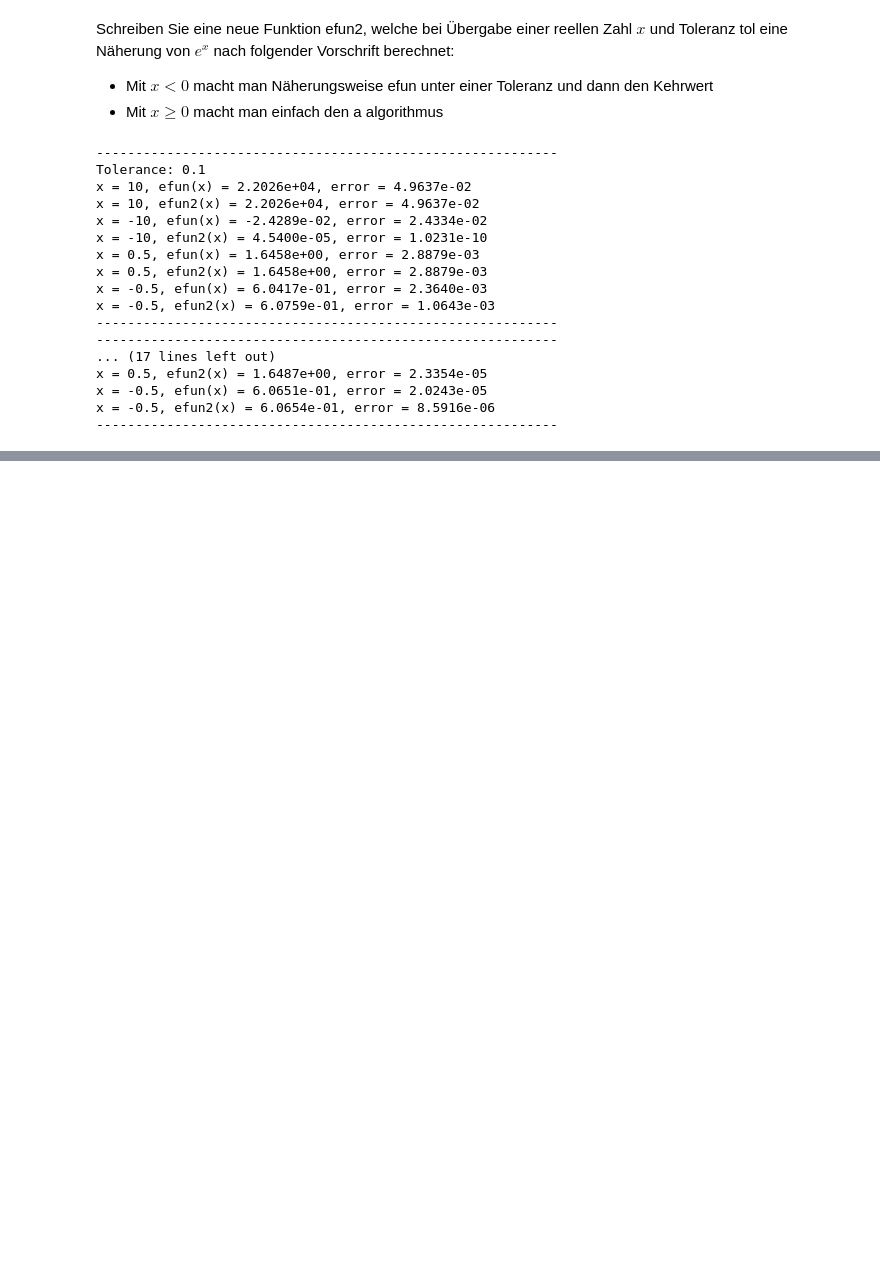
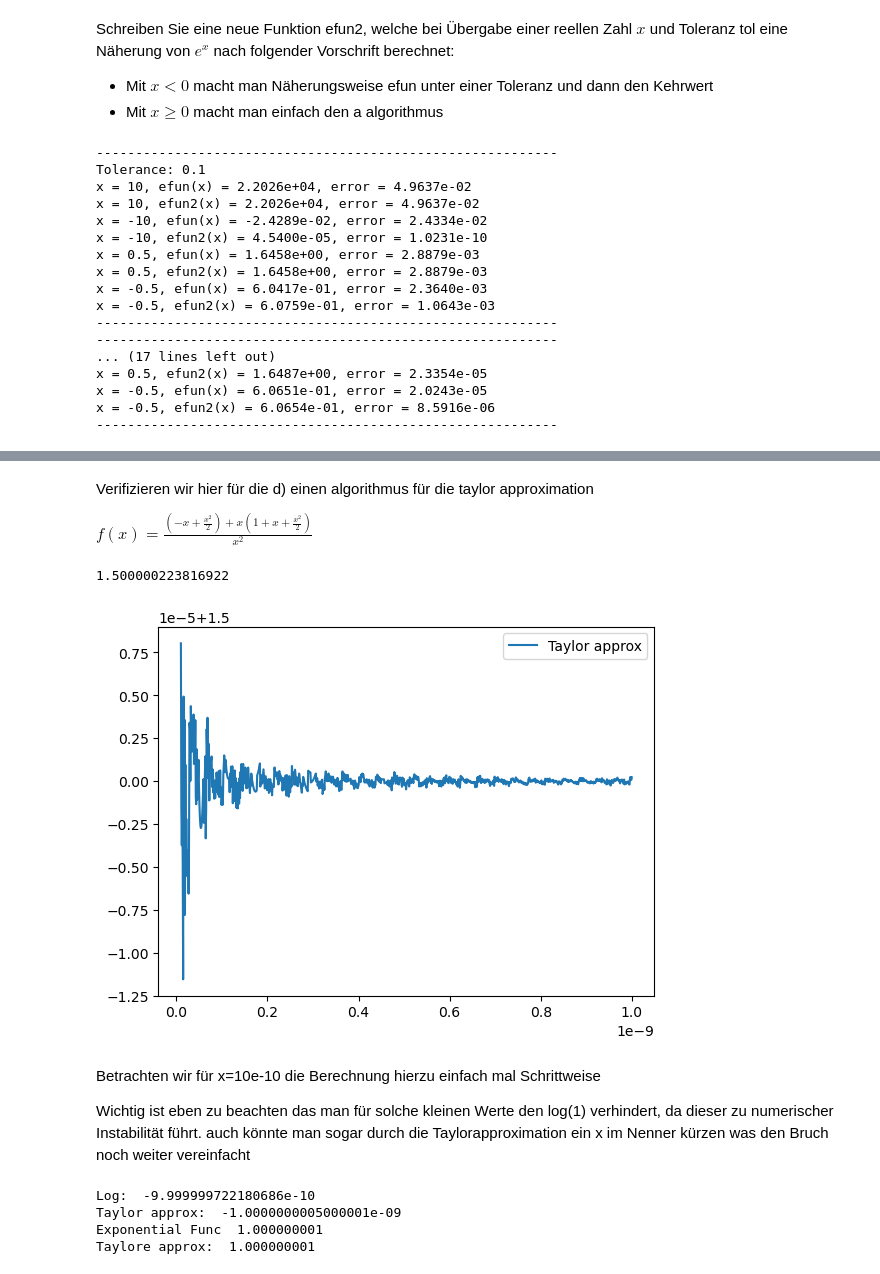
Before and after one commit to LukasMeinschad/Studium, a Jupyter notebook: Mathe/Numerik/Proseminar Numerik/Übungsblätter/Blatt 7/meinschad_blatt7.ipynb, the cells around one changed output, grey strips where cells are left out. Drawn from its saved outputs; the diff is of its cells as text; code cells hidden in the pictures; blank space fills up the shorter version.

```diff
--- a/Mathe/Numerik/Proseminar Numerik/Übungsblätter/Blatt 7/meinschad_blatt7.ipynb
+++ b/Mathe/Numerik/Proseminar Numerik/Übungsblätter/Blatt 7/meinschad_blatt7.ipynb
@@ -370,0 +428,42 @@ x = -0.5, efun2(x) = 6.0654e-01, error = 8.5916e-06
+# %% [markdown]
+Verifizieren wir hier für die d) einen algorithmus für die taylor approximation
+
+
+$f(x) = \frac{(-x+ \frac{x^2}{2}) + x(1+x+\frac{x^2}{2})}{x^2}$
+# %%
+def f_taylor(x):
+    return(((-x+(x**2*0.5)+x*(1+x+(x**2)*0.5))/x**2))
+
+
+print(f_taylor(10e-10))
+
+y_taylor = [f_taylor(x) for x in x_vals]
+
+#plt.plot(x_vals,y,label="Normal Algorithm")
+plt.plot(x_vals,y_taylor,label="Taylor approx")
+plt.legend()
+plt.show()
+# %% [output]
+1.500000223816922
+[figure, added]
+# %% [markdown]
+Betrachten wir für x=10e-10 die Berechnung hierzu einfach mal Schrittweise
+
+Wichtig ist eben zu beachten das man für solche kleinen Werte den log(1) verhindert, da dieser zu numerischer Instabilität führt. auch könnte man sogar durch die Taylorapproximation ein x im Nenner kürzen was den Bruch noch weiter vereinfacht
+# %%
+print("Log: ", np.log(1-10E-10))
+
+# Man sieht hier bei dem Logarithmus bereits das Problem
+
+print("Taylor approx: ", (-10e-10 -(10e-10)**2 * 0.5))
+
+print("Exponential Func ", np.exp(10e-10))
+
+print("Taylore approx: ", 1 + 10e-10 + (10e-10)**2 *0.5)
+
+# man sieht jetzt für die Exponentialfunktion machts nicht so viel unterschied t
+# %% [output]
+Log:  -9.999999722180686e-10
+Taylor approx:  -1.0000000005000001e-09
+Exponential Func  1.000000001
+Taylore approx:  1.000000001
```
Also changed, not shown: parts of 8 cells of this notebook, 14 other files.
